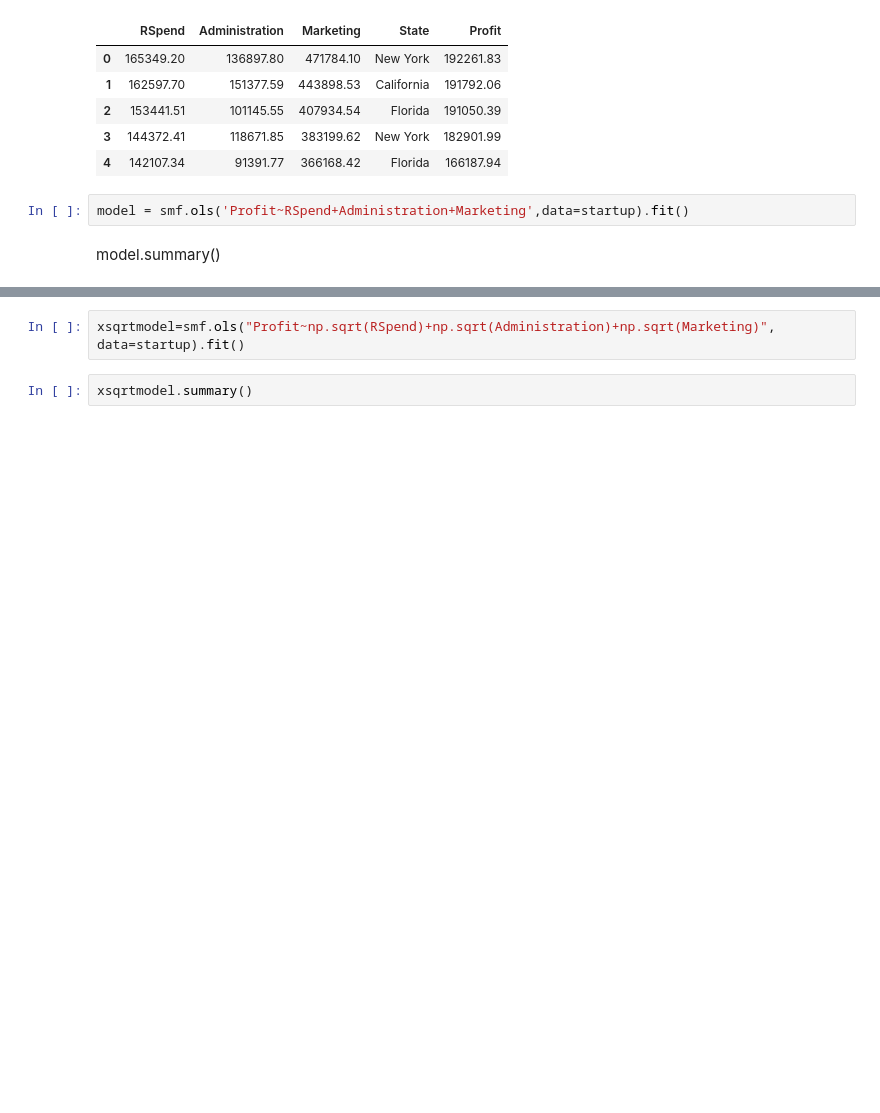
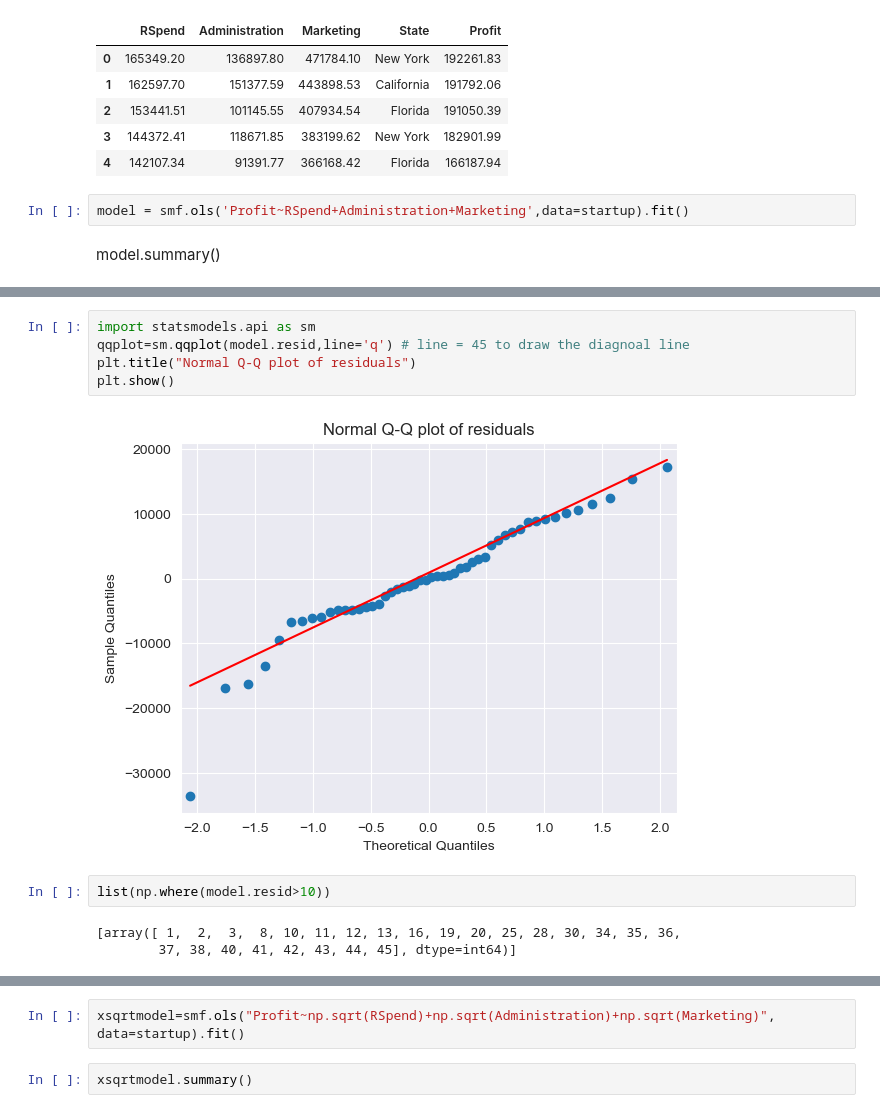
Before and after one commit to yogiris/Multilinearstartup, a Jupyter notebook: profit.ipynb, the cells around one changed output, grey strips where cells are left out. Drawn from its saved outputs; the diff is of its cells as text; blank space fills up the shorter version.

```diff
--- a/profit.ipynb
+++ b/profit.ipynb
@@ -105,3 +105,15 @@ Notes:
 [1] Standard Errors assume that the covariance matrix of the errors is correctly specified.
 [2] The condition number is large, 1.4e+06. This might indicate that there are
 strong multicollinearity or other numerical problems.
+# %%
+import statsmodels.api as sm
+qqplot=sm.qqplot(model.resid,line='q') # line = 45 to draw the diagnoal line
+plt.title("Normal Q-Q plot of residuals")
+plt.show()
+# %% [output]
+[figure, added]
+# %%
+list(np.where(model.resid>10))
+# %% [output]
+[array([ 1,  2,  3,  8, 10, 11, 12, 13, 16, 19, 20, 25, 28, 30, 34, 35, 36,
+        37, 38, 40, 41, 42, 43, 44, 45], dtype=int64)]
```
Also changed, not shown: parts of 16 cells of this notebook.
